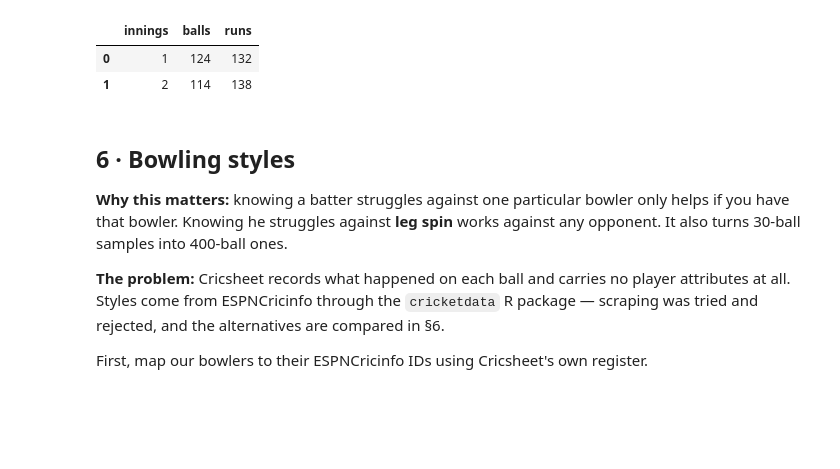
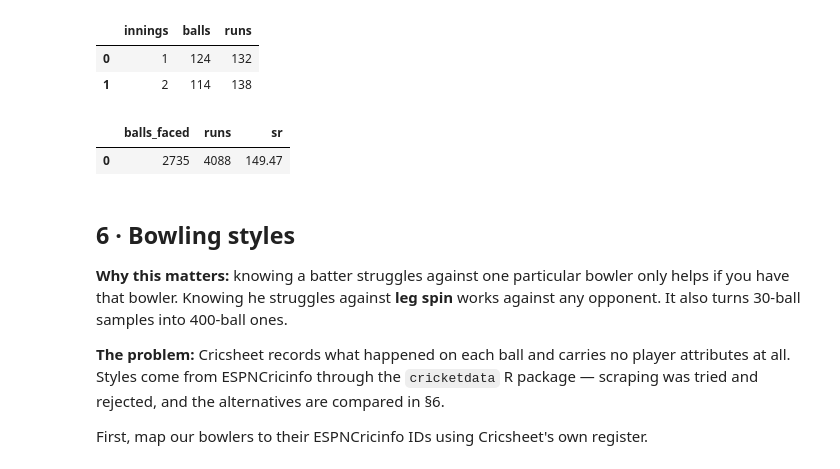
Before and after one commit to Harish-Thota1/bbl-cricket-analytics, a Jupyter notebook: bbl_scouting_pipeline_final.ipynb, the cells around one changed output. Saved outputs shown, nothing was run; the diff lists cells and outputs as text; code cells hidden in the pictures; blank space fills up the shorter version.

```diff
--- a/bbl_scouting_pipeline_final.ipynb
+++ b/bbl_scouting_pipeline_final.ipynb
@@ -598,6 +590,17 @@ PASS  CA Lynn career balls, plausible: 2,812 (expected 2,000-3,600)
 |  | innings | balls | runs |
 | 0 | 1 | 124 | 132 |
 | 1 | 2 | 114 | 138 |
+# %%
+query("""
+  SELECT COUNT(*) FILTER (WHERE f.wides = 0) AS balls_faced,
+         SUM(f.runs_off_bat) AS runs,
+         ROUND(100.0*SUM(f.runs_off_bat) / COUNT(*) FILTER (WHERE f.wides = 0), 2) AS sr
+  FROM fact_delivery f JOIN dim_player p ON f.batter_id = p.registry_id
+  WHERE p.player_name = 'CA Lynn'
+  """)
+# %% [output]
+|  | balls_faced | runs | sr |
+| 0 | 2735 | 4088 | 149.47 |
 # %% [markdown]
 ## 6 · Bowling styles
 
```
Also changed, not shown: parts of 29 cells of this notebook.
